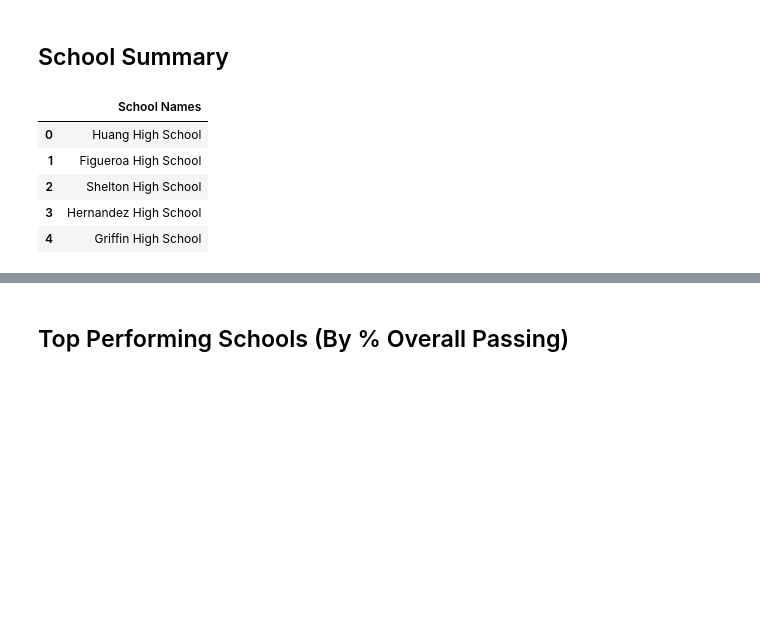
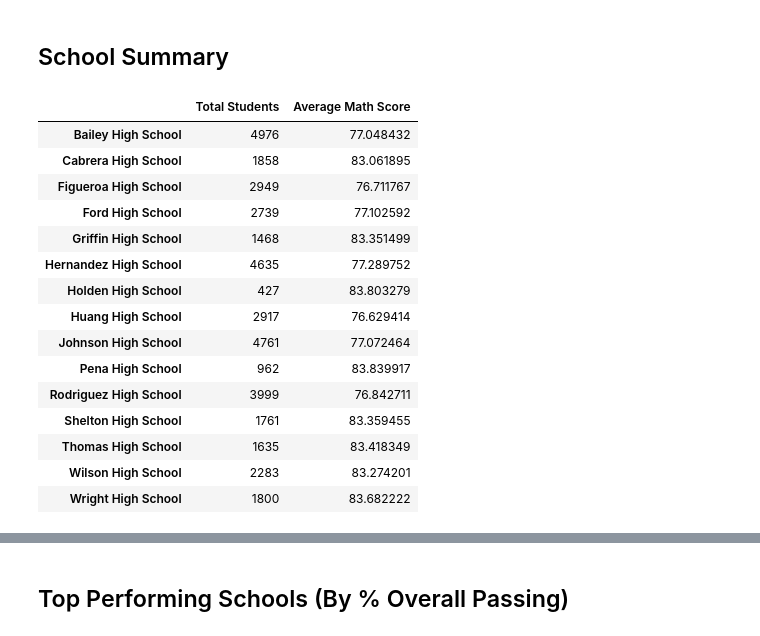
Before and after one commit to ailiushin/pandas-challenge, a Jupyter notebook: PyCitySchools/PyCitySchools.ipynb, the cells around one changed output, grey strips where cells are left out. Cells and saved outputs as stored; diff of their text form; code cells hidden in the pictures; blank space fills up the shorter version.

```diff
--- a/PyCitySchools/PyCitySchools.ipynb
+++ b/PyCitySchools/PyCitySchools.ipynb
@@ -84,28 +84,53 @@ dist_summary.head()
 ## School Summary
 # %%
 # create dataframe for summary analysis
-# school_summary = pd.DataFrame(complete_data.set_index('school_name'))
+# indexed_data = pd.DataFrame(complete_data.set_index('school_name'))
 # school_summary.index.name = 'School Name' #Ask Erin how do remove all together
-# school_sammary = complete_data.groupby(["school_name"])
-
-# create dataframe for summary analysis
-school_summary = pd.DataFrame()
-
-# calculate the total number of schools
-school_names = complete_data.school_name.unique()
-school_summary ["School Names"] = school_names
-# print(school_names)
+# indexed_data = complete_data.groupby(["school_name"])
 
 
 
-school_summary.head()
+# # create dataframe for summary analysis
+school_summary = pd.DataFrame()
+
+# # # calculate the total number of schools
+# # school_names = complete_data.school_name.unique()
+# # school_summary ["School Names"] = school_names
+
+sorted_data =  pd.DataFrame(complete_data.loc[:, ["school_name", "type","student_name","budget","math_score","reading_score"]])
+total_students = sorted_data["school_name"].value_counts()
+test_1 = sorted_data.groupby(["school_name"]).mean()['math_score']
+
+school_summary = pd.DataFrame({"Total Students" : total_students, "Average Math Score": test_1})
+
+
+# dist_type = sorted_data["school_name"].unique()
+
+# test_1 = sorted_data.groupby(["school_name"]).mean()
+# test_2 = sorted_data.groupby(["school_name"]).max()
+
+# print(dist_type)
+
+# total_mean.head(15)
+school_summary.head(15)
+# test_1.head(15)
 # %% [output]
-|  | School Names |
-| 0 | Huang High School |
-| 1 | Figueroa High School |
-| 2 | Shelton High School |
-| 3 | Hernandez High School |
-| 4 | Griffin High School |
+|  | Total Students | Average Math Score |
+| Bailey High School | 4976 | 77.048432 |
+| Cabrera High School | 1858 | 83.061895 |
+| Figueroa High School | 2949 | 76.711767 |
+| Ford High School | 2739 | 77.102592 |
+| Griffin High School | 1468 | 83.351499 |
+| Hernandez High School | 4635 | 77.289752 |
+| Holden High School | 427 | 83.803279 |
+| Huang High School | 2917 | 76.629414 |
+| Johnson High School | 4761 | 77.072464 |
+| Pena High School | 962 | 83.839917 |
+| Rodriguez High School | 3999 | 76.842711 |
+| Shelton High School | 1761 | 83.359455 |
+| Thomas High School | 1635 | 83.418349 |
+| Wilson High School | 2283 | 83.274201 |
+| Wright High School | 1800 | 83.682222 |
 # %%
 # %% [output]
 |  | School Type | Total Students | Total School Budget | Per Student Budget | Average Math Score | ... |
```
Also changed, not shown: parts of 1 cell of this notebook.
